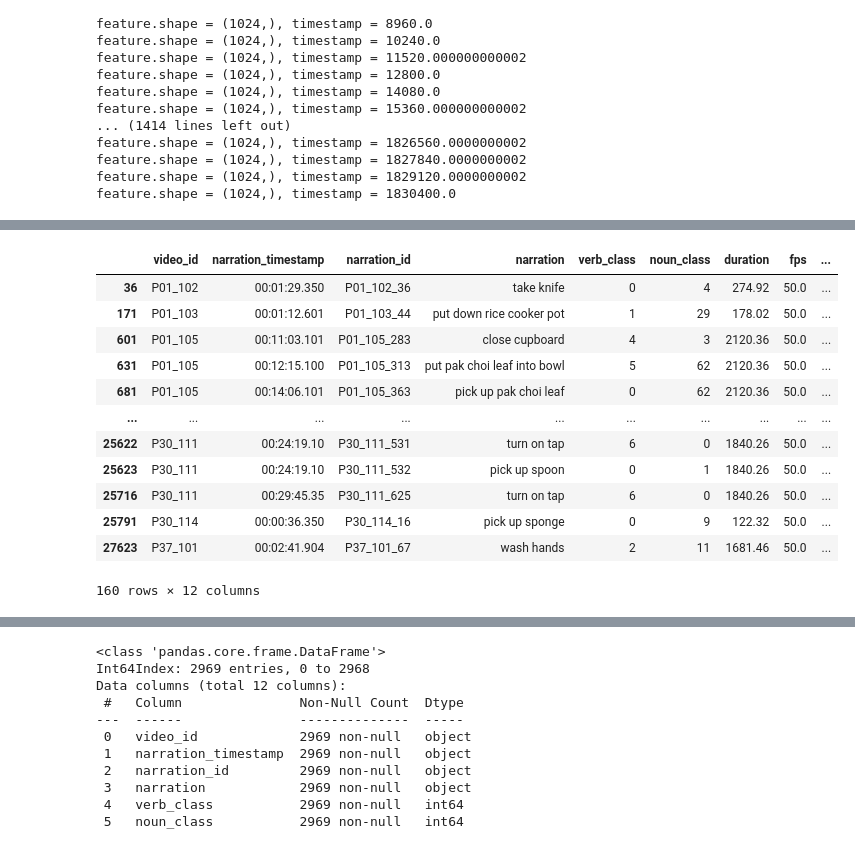
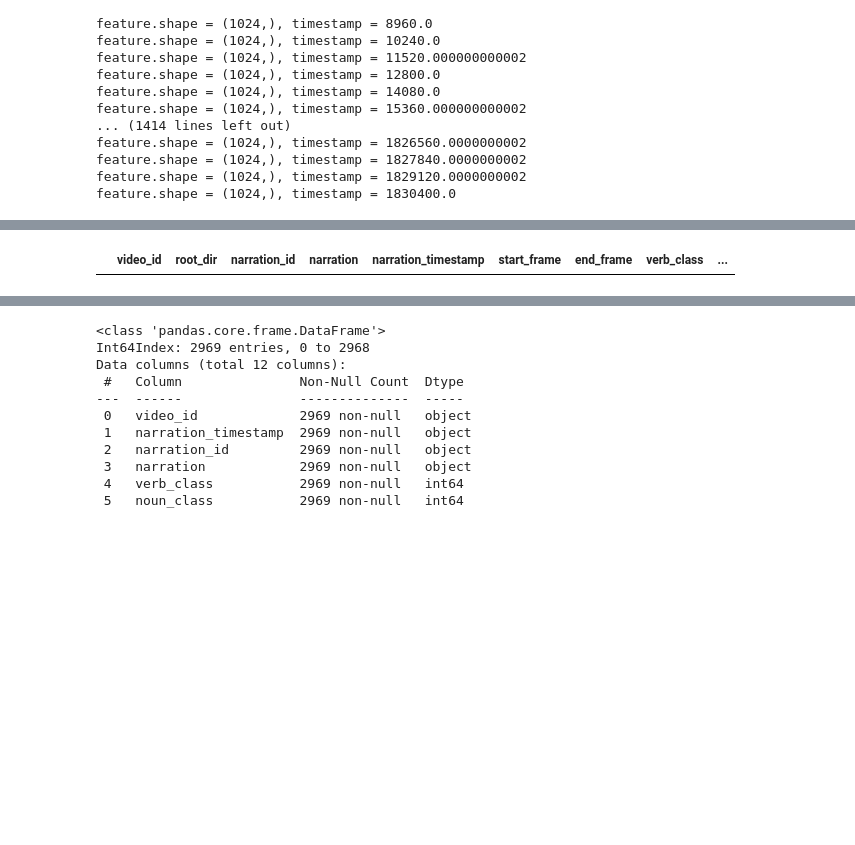
Before and after one commit to BarunKGP/HAAR, a Jupyter notebook: src/scratch/feature_extraction.ipynb, the cells around one changed output, grey strips where cells are left out. Cells and saved outputs as stored; diff of their text form; code cells hidden in the pictures; blank space fills up the shorter version.

```diff
--- a/src/scratch/feature_extraction.ipynb
+++ b/src/scratch/feature_extraction.ipynb
@@ -86,16 +86,4 @@ df[(df['video_id'] == 'P02_132') &
 # %%
-df[df.end_frame - df.start_frame < 1]
+df[df.start_frame < 1]
 # %% [output]
-|  | video_id | narration_timestamp | narration_id | narration | verb_class | noun_class | duration | fps | ... |
-| 36 | P01_102 | 00:01:29.350 | P01_102_36 | take knife | 0 | 4 | 274.92 | 50.0 | ... |
-| 171 | P01_103 | 00:01:12.601 | P01_103_44 | put down rice cooker pot | 1 | 29 | 178.02 | 50.0 | ... |
-| 601 | P01_105 | 00:11:03.101 | P01_105_283 | close cupboard | 4 | 3 | 2120.36 | 50.0 | ... |
-| 631 | P01_105 | 00:12:15.100 | P01_105_313 | put pak choi leaf into bowl | 5 | 62 | 2120.36 | 50.0 | ... |
-| 681 | P01_105 | 00:14:06.101 | P01_105_363 | pick up pak choi leaf | 0 | 62 | 2120.36 | 50.0 | ... |
-| ... | ... | ... | ... | ... | ... | ... | ... | ... | ... |
-| 25622 | P30_111 | 00:24:19.10 | P30_111_531 | turn on tap | 6 | 0 | 1840.26 | 50.0 | ... |
-| 25623 | P30_111 | 00:24:19.10 | P30_111_532 | pick up spoon | 0 | 1 | 1840.26 | 50.0 | ... |
-| 25716 | P30_111 | 00:29:45.35 | P30_111_625 | turn on tap | 6 | 0 | 1840.26 | 50.0 | ... |
-| 25791 | P30_114 | 00:00:36.350 | P30_114_16 | pick up sponge | 0 | 9 | 122.32 | 50.0 | ... |
-| 27623 | P37_101 | 00:02:41.904 | P37_101_67 | wash hands | 2 | 11 | 1681.46 | 50.0 | ... |
+|  | video_id | root_dir | narration_id | narration | narration_timestamp | start_frame | end_frame | verb_class | ... |
-160 rows × 12 columns
```
Also changed, not shown: parts of 4 cells of this notebook, 4 other files.
